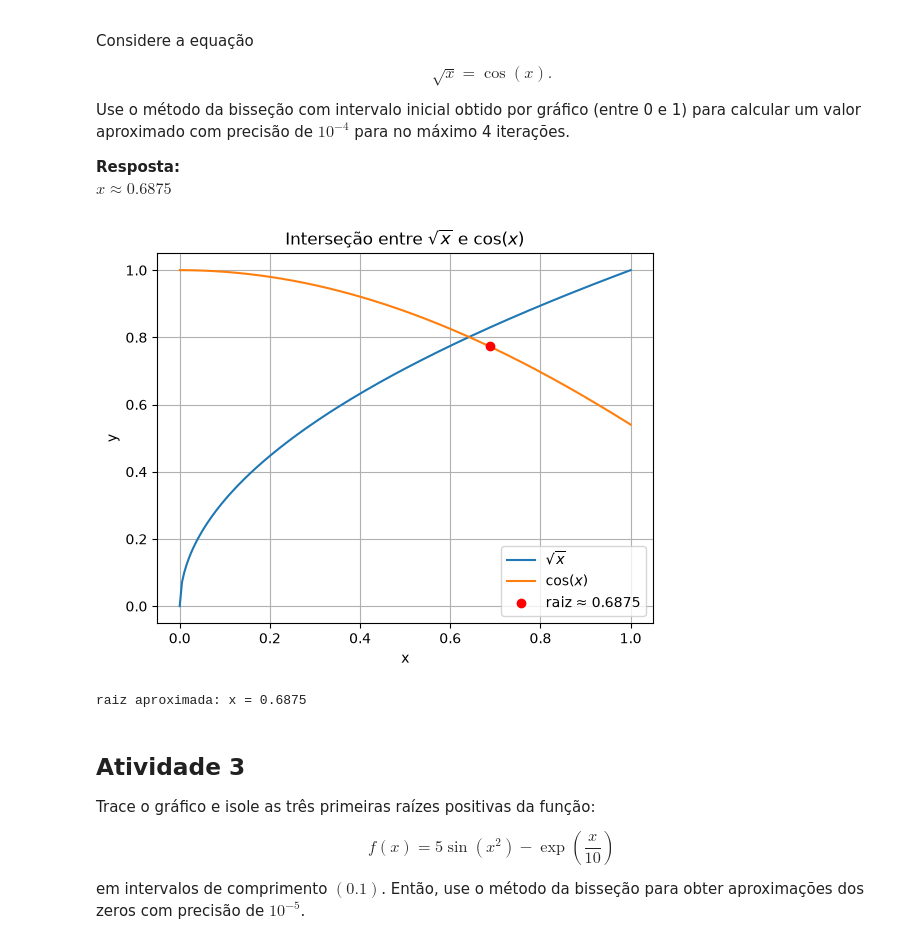
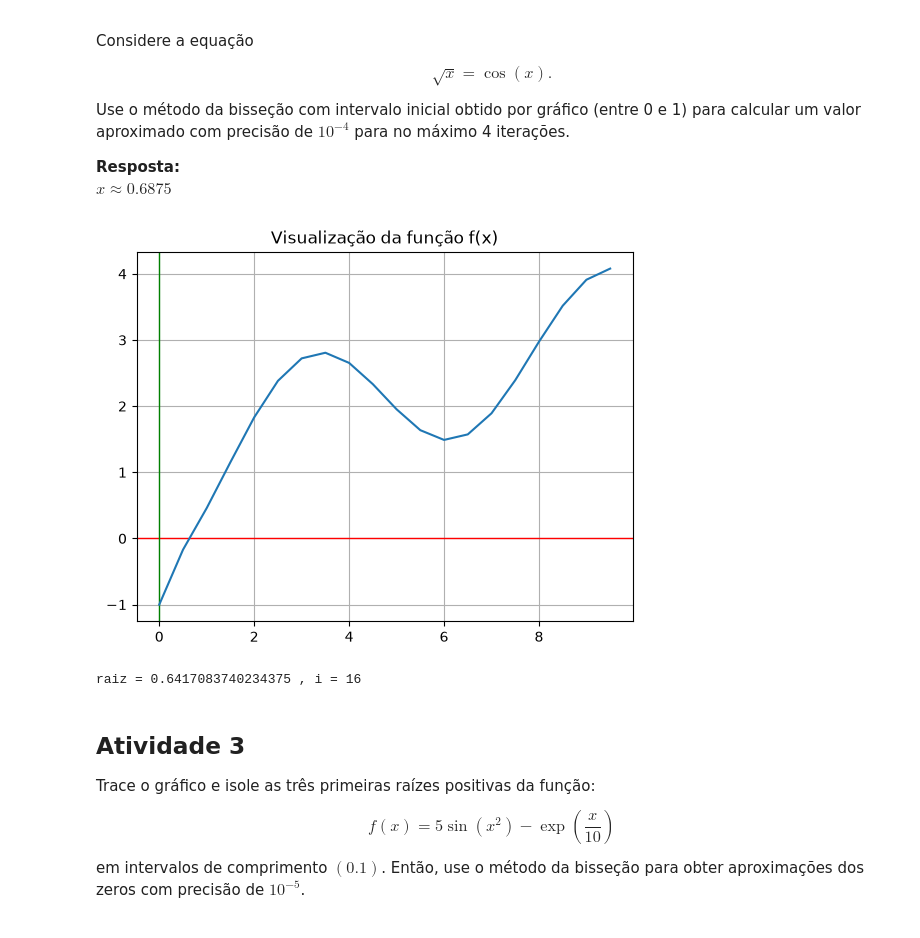
Before and after one commit to lucastoledorocha/Cnum, a Jupyter notebook: Notebooks/semana4.ipynb, the cells around one changed output. Drawn from its saved outputs; the diff is of its cells as text; code cells hidden in the pictures.

```diff
--- a/Notebooks/semana4.ipynb
+++ b/Notebooks/semana4.ipynb
@@ -135,36 +133,42 @@ $
 # %%
 import numpy as np
 import matplotlib.pyplot as plt
 import sys
 import os
 
+# Sobe um nível para a raiz do projeto e adiciona ao caminho do sistema
+sys.path.append(os.path.abspath(os.path.join('..')))
+
+# Agora você importa suas ferramentas da pasta utils
+from utils.algoritmos import bissecao
+
+# Definição da função
 def f(x):
-    return math.sqrt(x) - math.cos(x)
+    return np.sqrt(x)-np.cos(x)
 
+def plot(f, number=1):
+    # Intervalo para plotar
+    x_vals = np.arange(-10, 10, 0.5)
+    y_vals = f(x_vals)
 
-a, b = 0.0, 1.0
-for _ in range(4):
-    c = (a + b) / 2
-    if f(a) * f(c) <= 0:
-        b = c
-    else:
-        a = c
+    plt.axhline(0, color="red", linewidth=1)  # eixo x
+    plt.axvline(0, color="green", linewidth=1)  # eixo y
+    plt.plot(x_vals, y_vals)
+    plt.grid(True)
+    plt.title("Visualização da função f(x)")
+    plt.show()
+    plt.close()
 
-x = np.linspace(0, 1, 200)
-plt.plot(x, np.sqrt(x), label=r"$\sqrt{x}$")
-plt.plot(x, np.cos(x), label=r"$\cos(x)$")
-plt.scatter(c, math.cos(c), color="red", zorder=3, label=f"raiz ≈ {c:.4f}")
-plt.xlabel("x")
-plt.ylabel("y")
-plt.title(r"Interseção entre $\sqrt{x}$ e $\cos(x)$")
-plt.grid(True)
-plt.legend()
-plt.show()
+def main():
+    plot(f, 1)
+    r, i = bissecao(f, 0, 5, 1e-15)
+    print(f"raiz = {r} , i = {i}")
 
-print(f"raiz aproximada: x = {c:.4f}")
+if __name__ == "__main__":
+    main()
 # %% [output]
-[figure, old version]
+[figure, new version]
-raiz aproximada: x = 0.6875
+raiz = 0.6417083740234375 , i = 16
 # %% [markdown]
 ## Atividade 3
 Trace o gráfico e isole as três primeiras raízes positivas da função:
```
Also changed, not shown: parts of 4 cells of this notebook, 1 other file.
